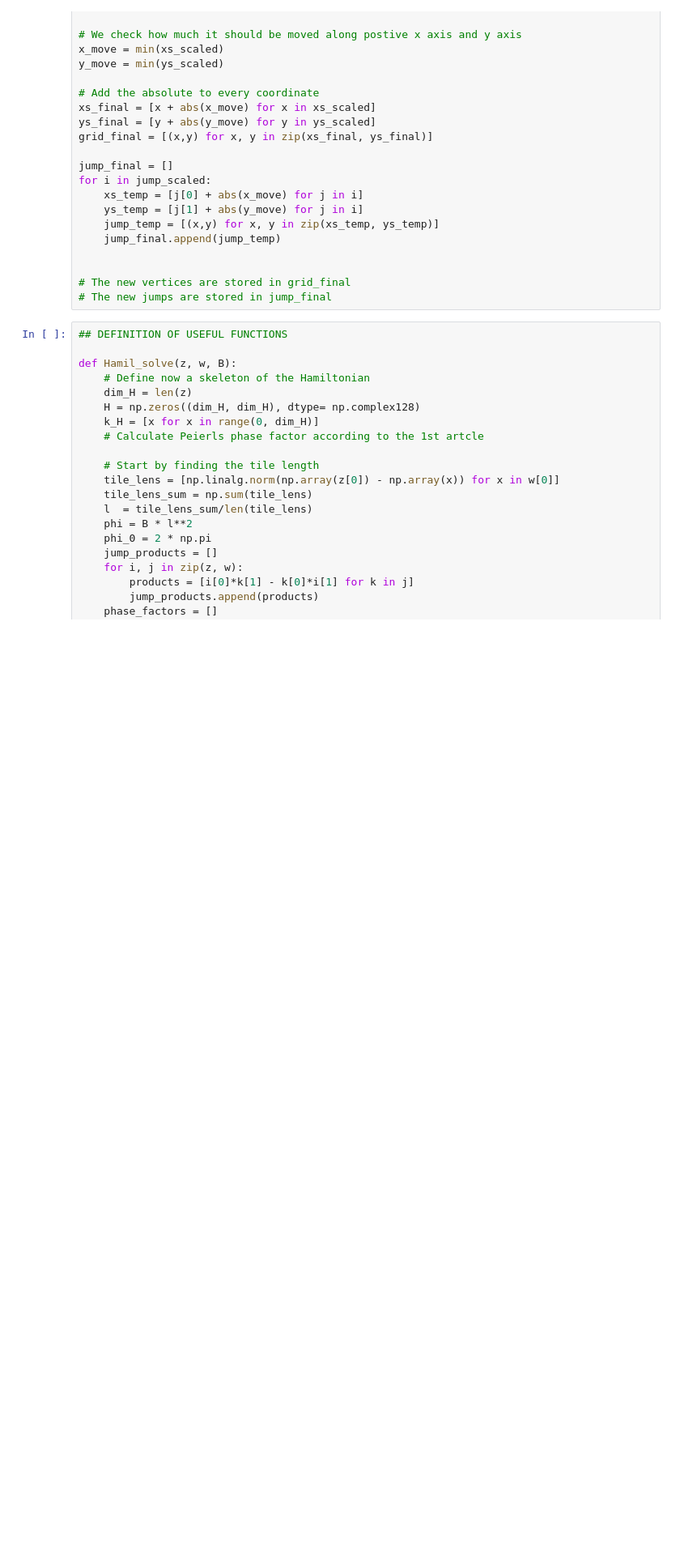
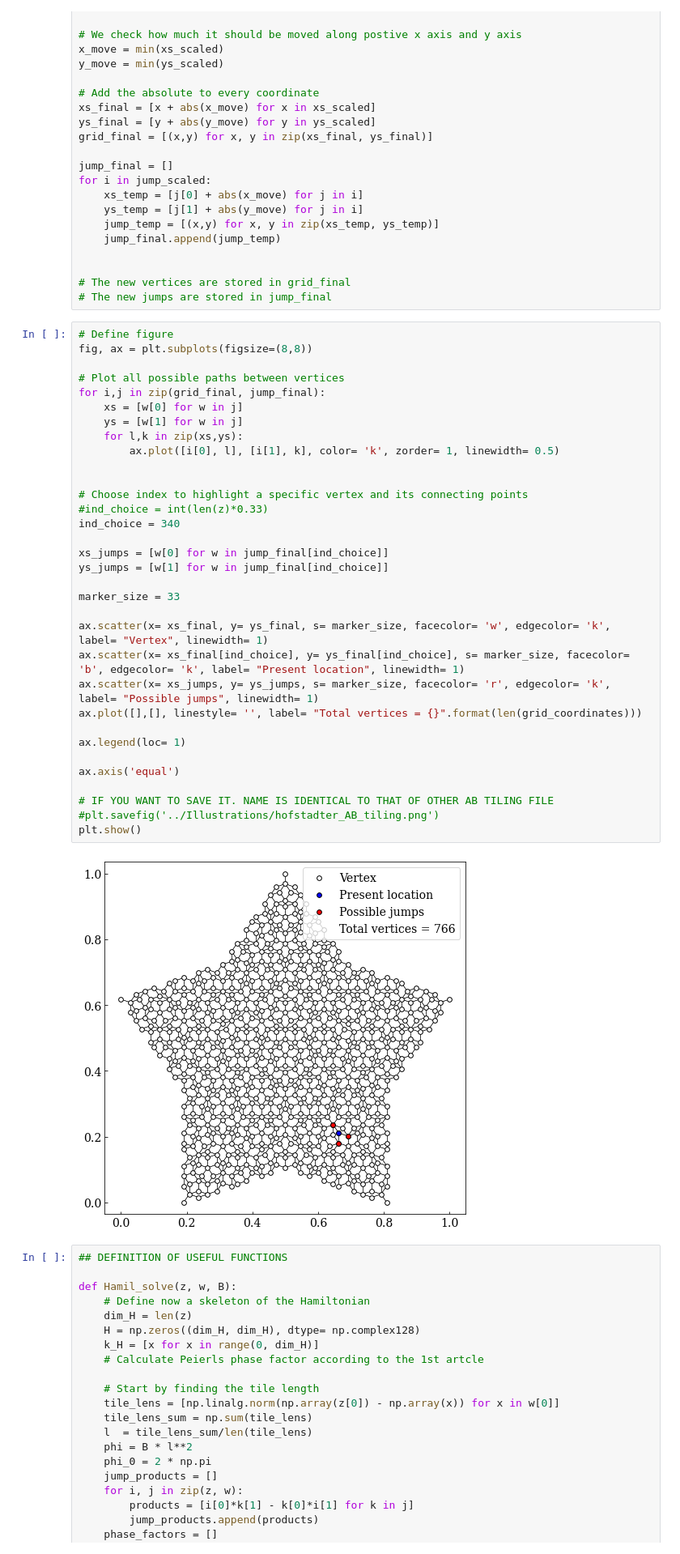
Before and after one commit to Kroghski/Bachelor, a Jupyter notebook: Code/Penrose/Pe_Bott_index.ipynb, the cells around one changed output. Shown at 81% size. Drawn from its saved outputs; the diff is of its cells as text; blank space fills up the shorter version.

```diff
--- a/Code/Penrose/Pe_Bott_index.ipynb
+++ b/Code/Penrose/Pe_Bott_index.ipynb
@@ -113,6 +113,41 @@ for i in jump_scaled:
 
 # The new vertices are stored in grid_final
 # The new jumps are stored in jump_final
+# %%
+# Define figure
+fig, ax = plt.subplots(figsize=(8,8))
+
+# Plot all possible paths between vertices
+for i,j in zip(grid_final, jump_final):
+    xs = [w[0] for w in j]
+    ys = [w[1] for w in j]
+    for l,k in zip(xs,ys):
+        ax.plot([i[0], l], [i[1], k], color= 'k', zorder= 1, linewidth= 0.5)
+
+
+# Choose index to highlight a specific vertex and its connecting points
+#ind_choice = int(len(z)*0.33)
+ind_choice = 340
+
+xs_jumps = [w[0] for w in jump_final[ind_choice]]
+ys_jumps = [w[1] for w in jump_final[ind_choice]]
+
+marker_size = 33
+
+ax.scatter(x= xs_final, y= ys_final, s= marker_size, facecolor= 'w', edgecolor= 'k', label= "Vertex", linewidth= 1)
+ax.scatter(x= xs_final[ind_choice], y= ys_final[ind_choice], s= marker_size, facecolor= 'b', edgecolor= 'k', label= "Present location", linewidth= 1)
+ax.scatter(x= xs_jumps, y= ys_jumps, s= marker_size, facecolor= 'r', edgecolor= 'k', label= "Possible jumps", linewidth= 1)
+ax.plot([],[], linestyle= '', label= "Total vertices = {}".format(len(grid_coordinates)))
+
+ax.legend(loc= 1)
+
+ax.axis('equal')
+
+# IF YOU WANT TO SAVE IT. NAME IS IDENTICAL TO THAT OF OTHER AB TILING FILE
+#plt.savefig('../Illustrations/hofstadter_AB_tiling.png')
+plt.show()
+# %% [output]
+[figure, added]
 # %%
 ## DEFINITION OF USEFUL FUNCTIONS
 
```
Also changed, not shown: parts of 3 cells of this notebook, 12 other files.
